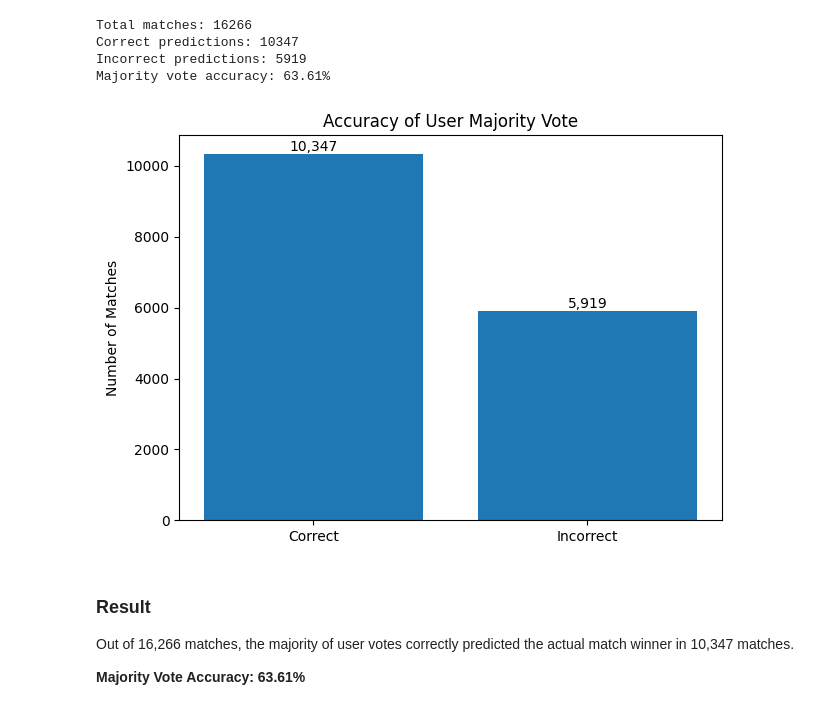
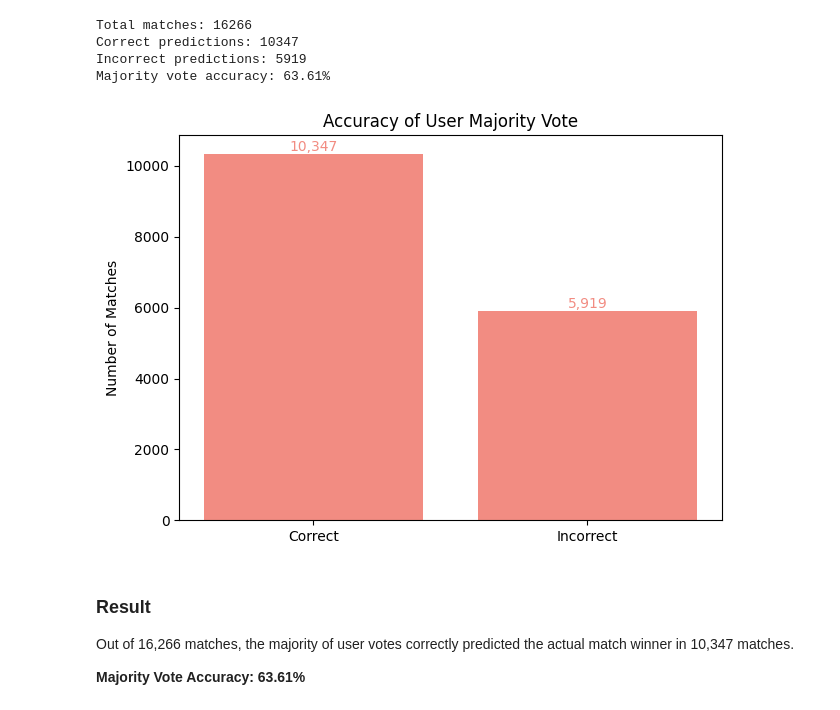
Before and after one commit to kimia2328/tennis_data_analysis, a Jupyter notebook: questions/19_question_user_votes_match_winner.ipynb, the cells around one changed output. Drawn from its saved outputs; the diff is of its cells as text; code cells hidden in the pictures.

```diff
--- a/questions/19_question_user_votes_match_winner.ipynb
+++ b/questions/19_question_user_votes_match_winner.ipynb
@@ -312,27 +313,28 @@ Majority vote accuracy: 63.61%
 # %%
 import matplotlib.pyplot as plt
 
 labels = ["Correct", "Incorrect"]
 values = [correct_matches, incorrect_matches]
 
 plt.figure(figsize=(7, 5))
-bars = plt.bar(labels, values)
+bars = plt.bar(labels, values, color= "#F28C82")
 
 plt.title("Accuracy of User Majority Vote")
 plt.ylabel("Number of Matches")
 
 for bar, value in zip(bars, values):
     plt.text(
         bar.get_x() + bar.get_width() / 2,
         bar.get_height(),
         f"{value:,}",
         ha="center",
-        va="bottom"
+        va="bottom",
+        color= "#F28C82"
     )
 
 plt.show()
 # %% [output]
-[figure, old version]
+[figure, new version]
 # %% [markdown]
 ### Result
 
```
Also changed, not shown: parts of 2 cells of this notebook, 5 other files.
